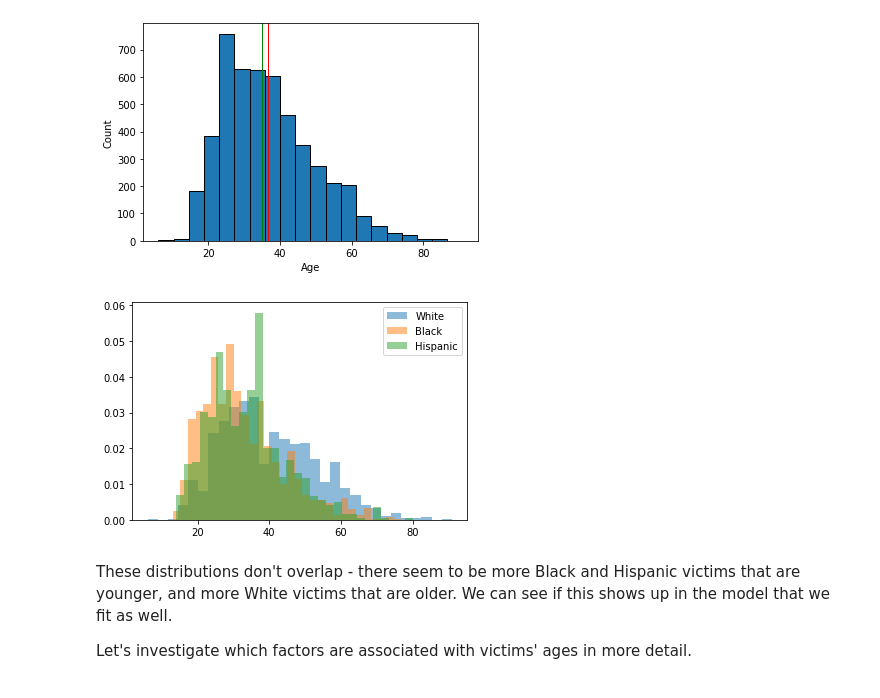
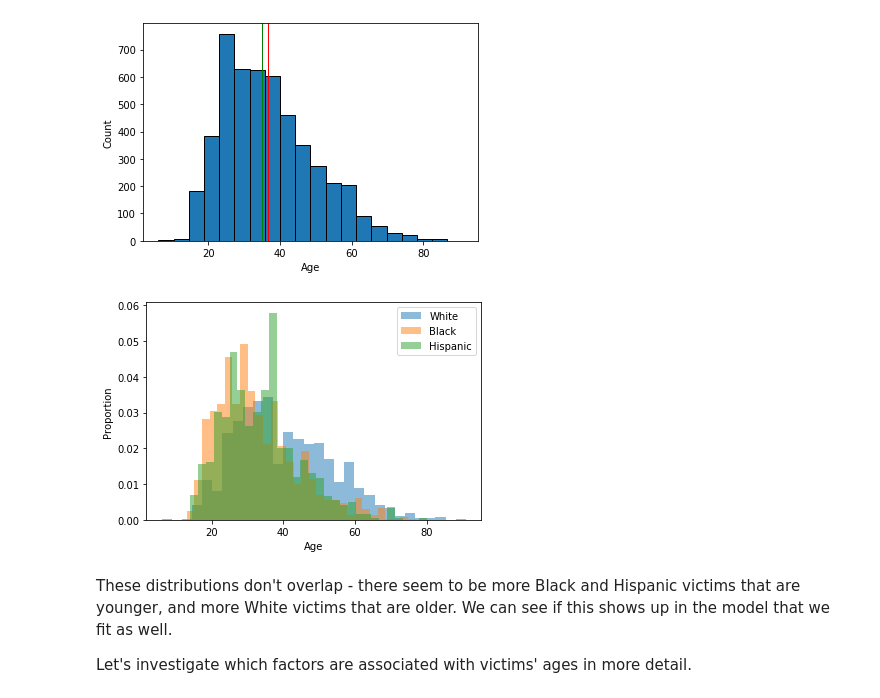
Before and after one commit to eringill/police_shootings, a Jupyter notebook: police_shootings.ipynb, the cells around one changed output. Cells and saved outputs as stored; diff of their text form; code cells hidden in the pictures.

```diff
--- a/police_shootings.ipynb
+++ b/police_shootings.ipynb
@@ -135,23 +135,25 @@ plt.axvline(df['age'].median(), color="green", linewidth = 1)
 # %%
 #Looks like the data are skewed right. Does the distribution differ by race?
 #We saw above that most victims are White, Black or Hispanic -
 #let's look at these races to simplify the plot.
 
 #We'll plot overlapping histograms and normalize them so we can compare directly.
 
 w_age = df[df['race'] == 'White']
 b_age = df[df['race'] == 'Black']
 h_age = df[df['race'] == 'Hispanic']
 
 bins = 30
 
 plt.hist(w_age['age'], bins, alpha=0.5, label='White', density = 1)
 plt.hist(b_age['age'], bins, alpha=0.5, label='Black', density = 1)
 plt.hist(h_age['age'], bins, alpha=0.5, label='Hispanic', density = 1)
+plt.xlabel('Age')
+plt.ylabel('Proportion')
 plt.legend(loc='upper right')
 plt.show()
 # %% [output]
-[figure, old version]
+[figure, new version]
 # %% [markdown]
 These distributions don't overlap - there seem to be more Black and Hispanic victims that are younger,
 and more White victims that are older. We can see if this shows up in the model that we fit as well.
```
Also changed, not shown: parts of 4 cells of this notebook.
